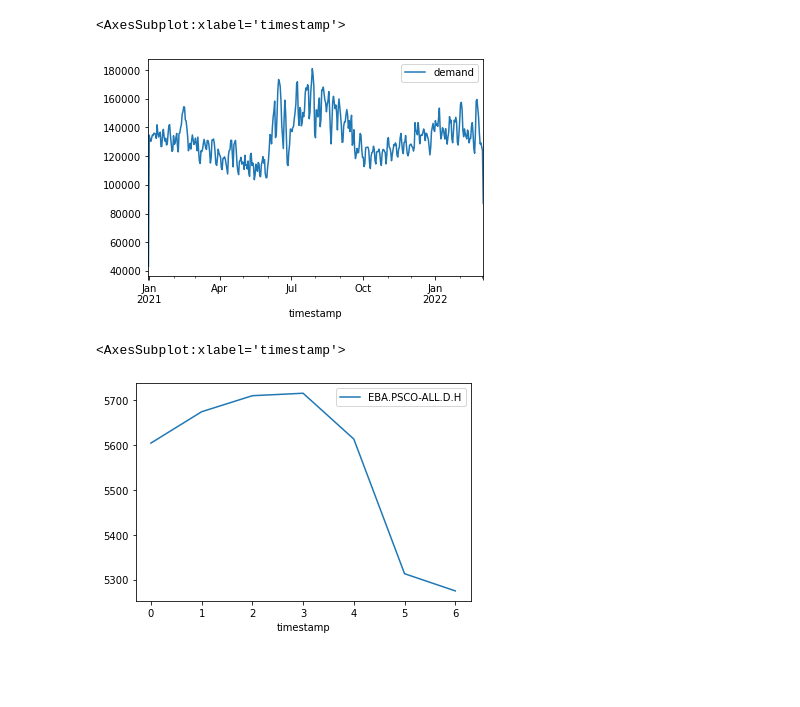
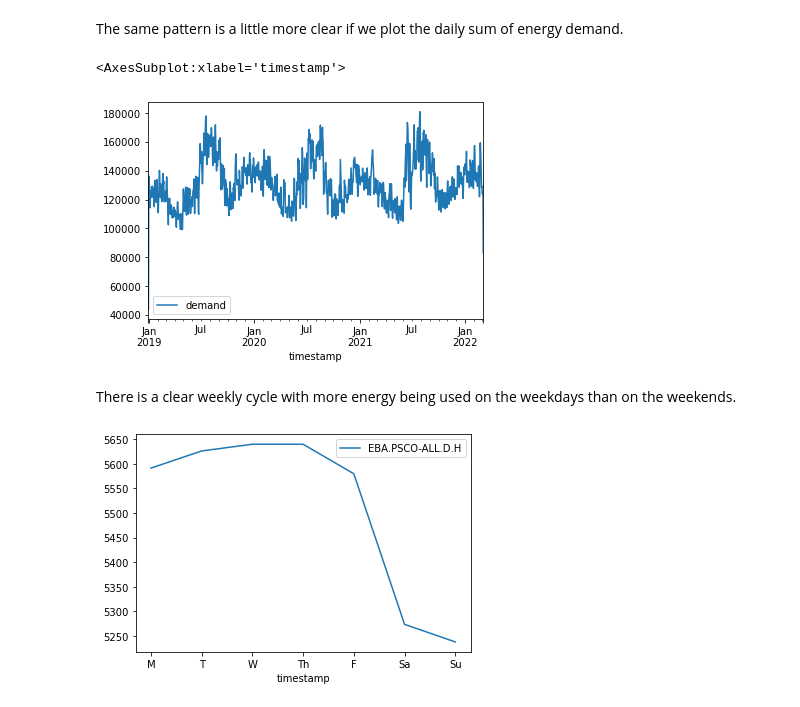
Before and after one commit to mharty3/energy_data_capstone, a Jupyter notebook: exploration/energy_demand_api.ipynb, the cells around one changed output. Drawn from its saved outputs; the diff is of its cells as text; code cells hidden in the pictures; blank space fills up the shorter version.

```diff
--- a/exploration/energy_demand_api.ipynb
+++ b/exploration/energy_demand_api.ipynb
@@ -10,6 +20,10 @@ EIA_KEY = os.getenv('EIA_KEY')
 # %%
 url = 'https://api.eia.gov/series/'
+series_id = 'EBA.PSCO-ALL.D.H'
 
 params = {'api_key': EIA_KEY,
-          'series_id': 'EBA.PSCO-ALL.D.H',
-          'start': '2021'}
+          'series_id': series_id,
+          'start': '2019'}
+
+r = requests.get(url, params)
+r
@@ -60,3 +78,5 @@ df.plot()
+# %% [markdown]
+The same pattern is a little more clear if we plot the daily sum of energy demand.
 # %%
 daily = df.resample('d').sum()
 daily['demand'] = daily.sum(axis=1)
@@ -64,11 +84,14 @@ daily = daily[['demand']]
 daily.plot()
 # %% [output]
 <AxesSubplot:xlabel='timestamp'>
-[figure, old version]
+[figure, new version]
+# %% [markdown]
+There is a clear weekly cycle with more energy being used on the weekdays than on the weekends.
 # %%
-df.groupby(df.index.dayofweek).mean().plot()
+ax = df.groupby(df.index.dayofweek).mean().plot()
+ax.set_xticks(range(0,7))
+ax.set_xticklabels(['M', 'T', 'W', 'Th', 'F', 'Sa', 'Su']);
 # %% [output]
-<AxesSubplot:xlabel='timestamp'>
-[figure, old version]
+[figure, new version]
 # %%
 import matplotlib.pyplot as plt
```
Also changed, not shown: parts of 14 cells of this notebook.
